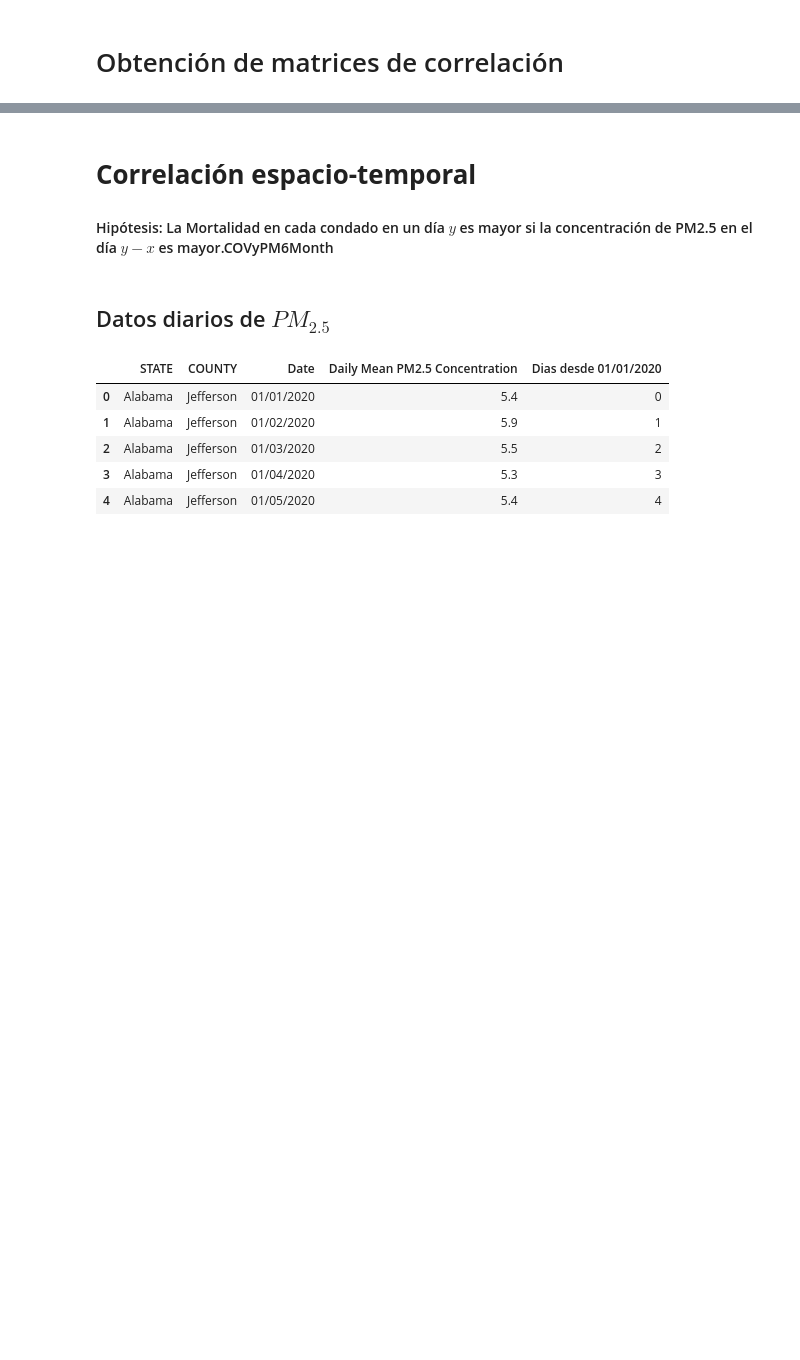
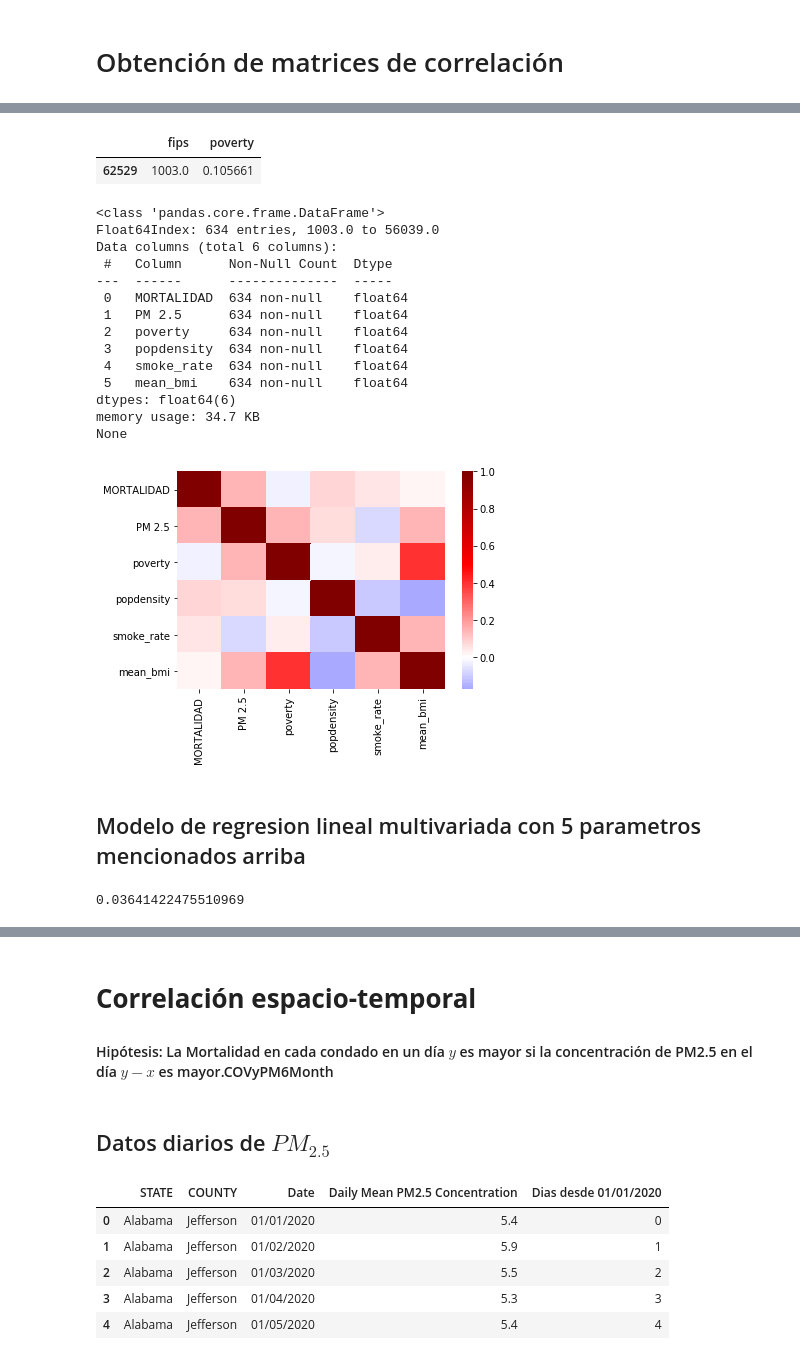
Before and after one commit to mdominguezd/ProyectoLaboratorioPM2.5yCOVID, a Jupyter notebook: MiCOVID-19.ipynb, the cells around one changed output, grey strips where cells are left out. Drawn from its saved outputs; the diff is of its cells as text; code cells hidden in the pictures; blank space fills up the shorter version.

```diff
--- a/MiCOVID-19.ipynb
+++ b/MiCOVID-19.ipynb
@@ -353,0 +445,58 @@ Alabama Baldwin  1003.0  254.0      8.0    0.031496  6.820278  28.188889
+# %%
+directory_c = 'DataConfounders/'
+
+Health_Data = pd.read_csv(directory_c + 'brfss_county_interpolated.csv') # Se cuenta con datos hasta el 2012
+Health_Data = Health_Data[Health_Data.year == 2012]
+
+Census_Data = pd.read_csv(directory_c + 'census_county_interpolated.csv')
+Census_Data = Census_Data[Census_Data.year == 2018] #Limitacion a ultimo año registrado (2018)
+
+Pobreza = Census_Data[['fips','poverty']]
+
+Densidad_Pob = Census_Data[['fips','popdensity']]
+
+Fumadores = Health_Data[['fips','smoke_rate']]
+
+IMC_medio = Health_Data[['fips','mean_bmi']]
+
+Pobreza[Pobreza.fips == 1003]
+# %% [output]
+|  | fips | poverty |
+| 62529 | 1003.0 | 0.105661 |
+# %%
+COVyPMLinReg = COVyPM6Month.reset_index()[['FIPS','MORTALIDAD','PM 2.5']]
+
+COVyPMLinReg = pd.merge(COVyPMLinReg, Pobreza, 'inner',left_on = 'FIPS',right_on = 'fips')
+COVyPMLinReg = COVyPMLinReg.drop('fips', axis=1)
+
+COVyPMLinReg = pd.merge(COVyPMLinReg, Densidad_Pob, 'inner',left_on = 'FIPS',right_on = 'fips')
+COVyPMLinReg = COVyPMLinReg.drop('fips', axis=1)
+
+COVyPMLinReg = pd.merge(COVyPMLinReg, Fumadores, 'inner',left_on = 'FIPS',right_on = 'fips')
+COVyPMLinReg = COVyPMLinReg.drop('fips', axis=1)
+
+COVyPMLinReg = pd.merge(COVyPMLinReg, IMC_medio, 'inner',left_on = 'FIPS',right_on = 'fips')
+COVyPMLinReg = COVyPMLinReg.drop('fips', axis=1)
+
+COVyPMLinReg = COVyPMLinReg.groupby('FIPS').mean()
+
+sns.heatmap(COVyPMLinReg.corr(), cmap='seismic',center=0)
+print(COVyPMLinReg.info())
+# %% [output]
+<class 'pandas.core.frame.DataFrame'>
+Float64Index: 634 entries, 1003.0 to 56039.0
+Data columns (total 6 columns):
+ #   Column      Non-Null Count  Dtype
+---  ------      --------------  -----
+ 0   MORTALIDAD  634 non-null    float64
+ 1   PM 2.5      634 non-null    float64
+ 2   poverty     634 non-null    float64
+ 3   popdensity  634 non-null    float64
+ 4   smoke_rate  634 non-null    float64
+ 5   mean_bmi    634 non-null    float64
+dtypes: float64(6)
+memory usage: 34.7 KB
+None
+[figure, added]
+# %% [markdown]
+## Modelo de regresion lineal multivariada con 5 parametros mencionados arriba
@@ -353,0 +505,10 @@ Alabama Baldwin  1003.0  254.0      8.0    0.031496  6.820278  28.188889
+# %%
+lg = LinearRegression(normalize=True)
+X = COVyPMLinReg[['PM 2.5', 'poverty', 'popdensity', 'smoke_rate', 'mean_bmi']]
+y = COVyPMLinReg['MORTALIDAD']
+
+lg.fit(X,y)
+
+lg.score(X,y)
+# %% [output]
+0.03641422475510969
```
Also changed, not shown: parts of 37 cells of this notebook, 17 other files.
